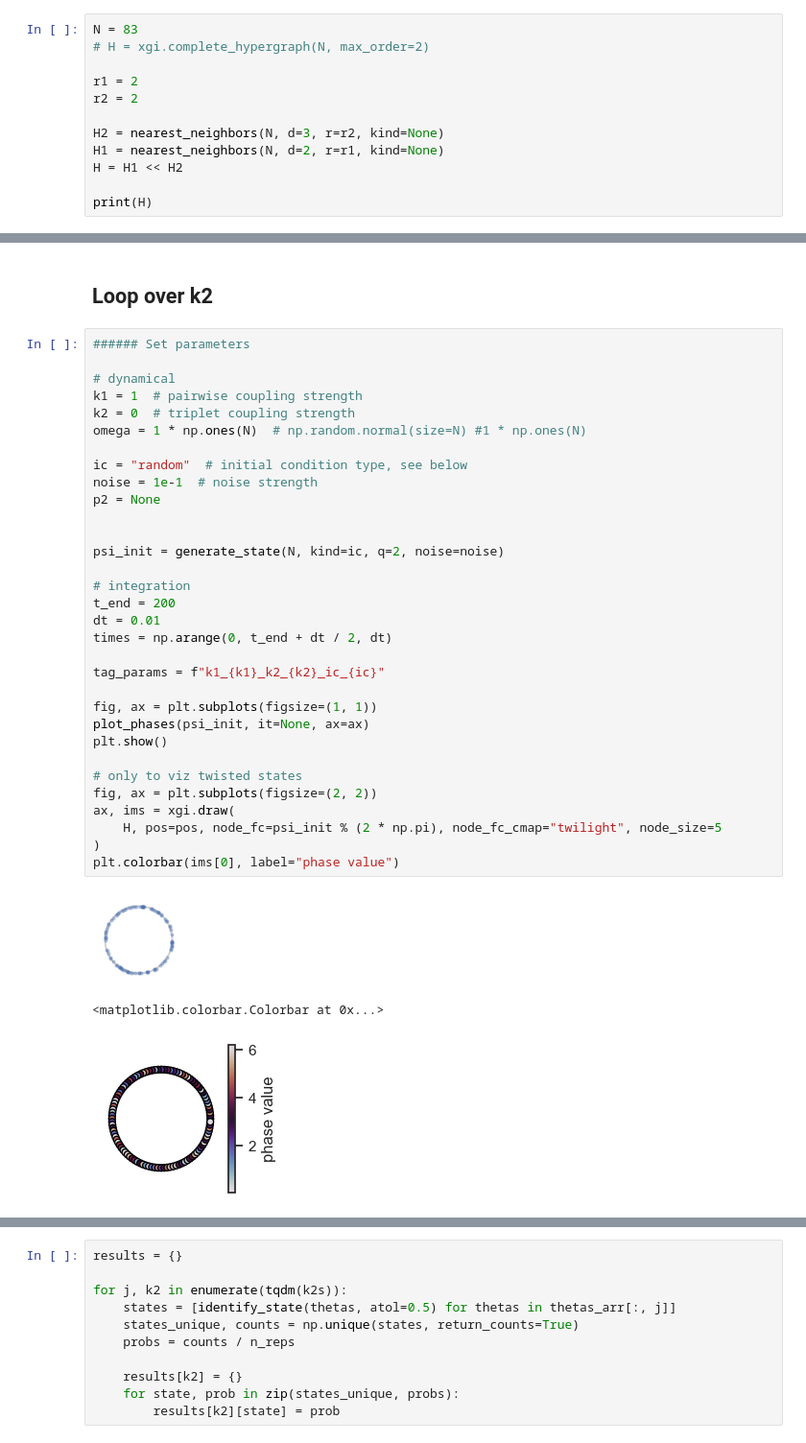
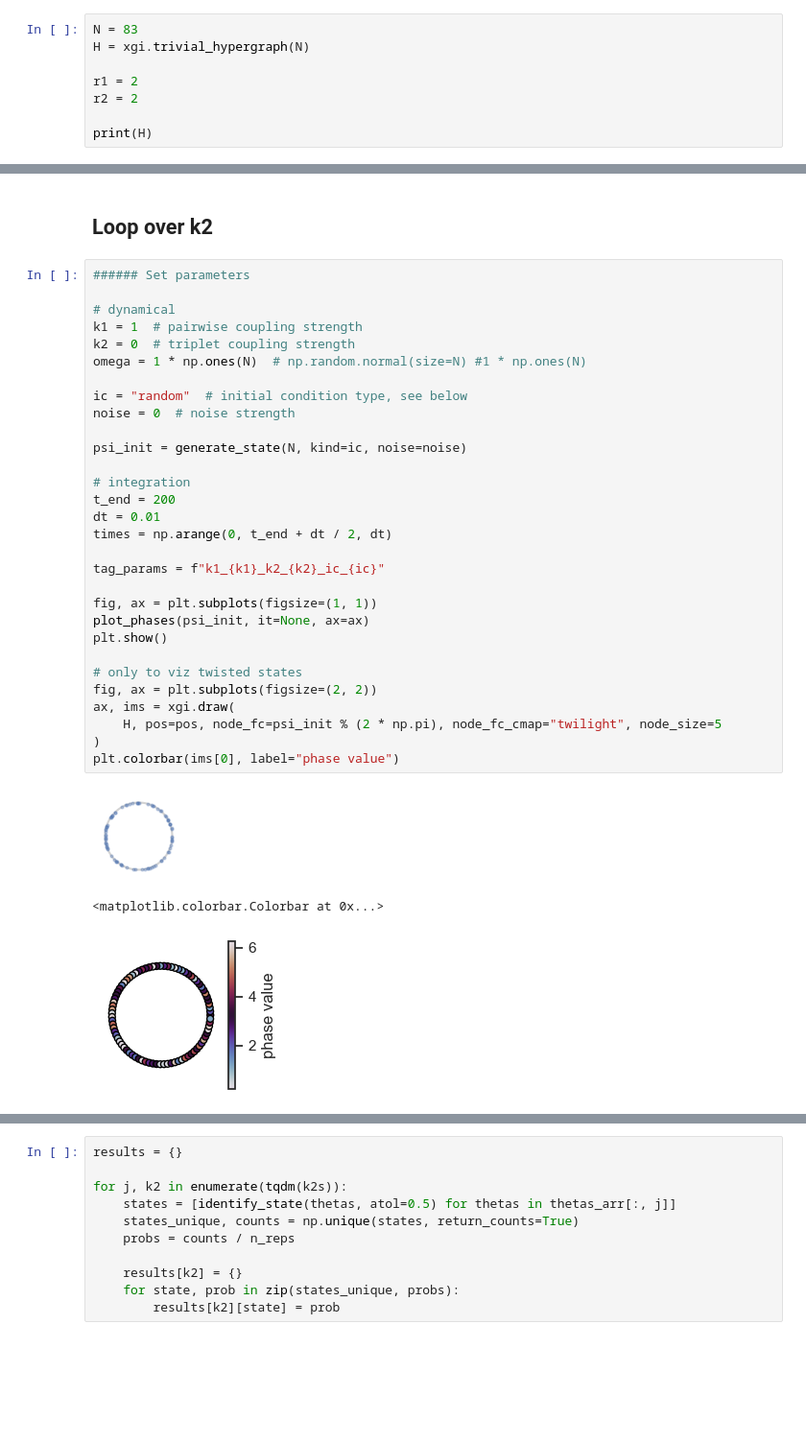
Before and after one commit to maximelucas/basins_and_triangles, a Jupyter notebook: notebooks/simulate-ring.ipynb, the cells around one changed output, grey strips where cells are left out. Shown at 96% size. Cells and saved outputs as stored; diff of their text form; blank space fills up the shorter version.

```diff
--- a/notebooks/simulate-ring.ipynb
+++ b/notebooks/simulate-ring.ipynb
@@ -78,14 +29,10 @@ def nearest_neighbors(N, d, r, kind="strict"):
 ## Generate structure
 # %%
 N = 83
-# H = xgi.complete_hypergraph(N, max_order=2)
+H = xgi.trivial_hypergraph(N)
 
 r1 = 2
 r2 = 2
 
-H2 = nearest_neighbors(N, d=3, r=r2, kind=None)
-H1 = nearest_neighbors(N, d=2, r=r1, kind=None)
-H = H1 << H2
-
 print(H)
 # %% [output]
@@ -616,39 +171,37 @@ ValueError: 'c' argument has 83 elements, which is inconsistent with 'x' and 'y'
 # %%
 ###### Set parameters
 
 # dynamical
 k1 = 1  # pairwise coupling strength
 k2 = 0  # triplet coupling strength
 omega = 1 * np.ones(N)  # np.random.normal(size=N) #1 * np.ones(N)
 
 ic = "random"  # initial condition type, see below
-noise = 1e-1  # noise strength
-p2 = None
+noise = 0  # noise strength
 
-
-psi_init = generate_state(N, kind=ic, q=2, noise=noise)
+psi_init = generate_state(N, kind=ic, noise=noise)
 
 # integration
 t_end = 200
 dt = 0.01
 times = np.arange(0, t_end + dt / 2, dt)
 
 tag_params = f"k1_{k1}_k2_{k2}_ic_{ic}"
 
 fig, ax = plt.subplots(figsize=(1, 1))
 plot_phases(psi_init, it=None, ax=ax)
 plt.show()
 
 # only to viz twisted states
 fig, ax = plt.subplots(figsize=(2, 2))
 ax, ims = xgi.draw(
     H, pos=pos, node_fc=psi_init % (2 * np.pi), node_fc_cmap="twilight", node_size=5
 )
 plt.colorbar(ims[0], label="phase value")
 # %% [output]
-[figure, old version]
+[figure, new version]
 <matplotlib.colorbar.Colorbar at 0x...>
-[figure, old version]
+[figure, new version]
 # %%
 n_reps = 10
 
```
Also changed, not shown: parts of 45 cells of this notebook.
